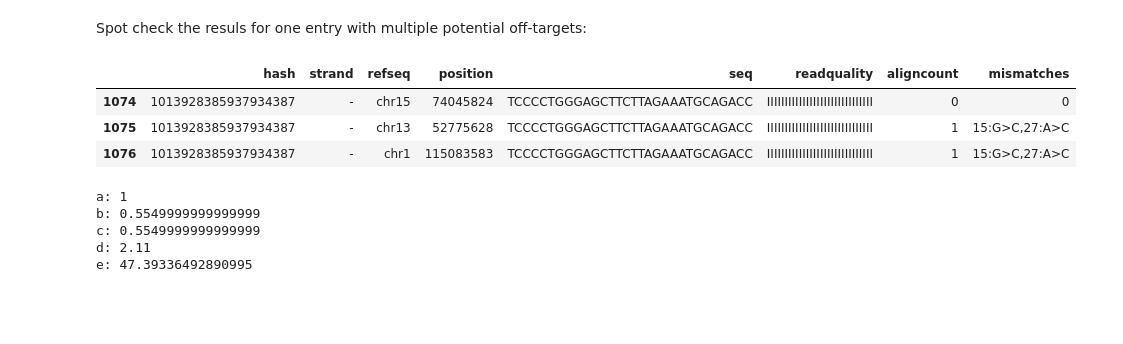
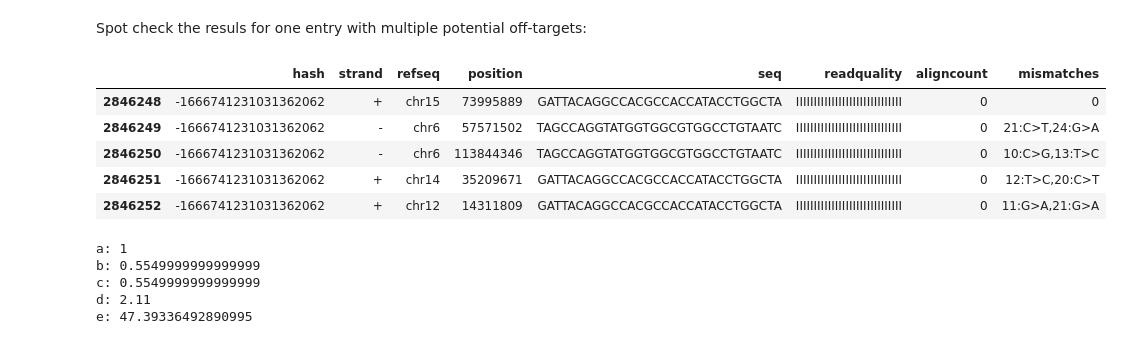
Before and after one commit to milescsmith/merrycrispr, a Jupyter notebook: merrycrispr/notebooks/bowtie_offtarget_prototyping.ipynb, the cells around one changed output. Saved outputs shown, nothing was run; the diff lists cells and outputs as text; code cells hidden in the pictures; blank space fills up the shorter version.

```diff
--- a/merrycrispr/notebooks/bowtie_offtarget_prototyping.ipynb
+++ b/merrycrispr/notebooks/bowtie_offtarget_prototyping.ipynb
@@ -243,12 +260,14 @@ alpha[alpha.loc[:,"offtarget_score"] > 0]
 # %% [markdown]
 Spot check the resuls for one entry with multiple potential off-targets:
 # %%
-bowtie_results[bowtie_results["hash"] == 1013928385937934387]
+bowtie_results[bowtie_results["hash"] == -1666741231031362062]
 # %% [output]
 |  | hash | strand | refseq | position | seq | readquality | aligncount | mismatches |
-| 1074 | 1013928385937934387 | - | chr15 | 74045824 | TCCCCTGGGAGCTTCTTAGAAATGCAGACC | IIIIIIIIIIIIIIIIIIIIIIIIIIIIII | 0 | 0 |
-| 1075 | 1013928385937934387 | - | chr13 | 52775628 | TCCCCTGGGAGCTTCTTAGAAATGCAGACC | IIIIIIIIIIIIIIIIIIIIIIIIIIIIII | 1 | 15:G>C,27:A>C |
-| 1076 | 1013928385937934387 | - | chr1 | 115083583 | TCCCCTGGGAGCTTCTTAGAAATGCAGACC | IIIIIIIIIIIIIIIIIIIIIIIIIIIIII | 1 | 15:G>C,27:A>C |
+| 2846248 | -1666741231031362062 | + | chr15 | 73995889 | GATTACAGGCCACGCCACCATACCTGGCTA | IIIIIIIIIIIIIIIIIIIIIIIIIIIIII | 0 | 0 |
+| 2846249 | -1666741231031362062 | - | chr6 | 57571502 | TAGCCAGGTATGGTGGCGTGGCCTGTAATC | IIIIIIIIIIIIIIIIIIIIIIIIIIIIII | 0 | 21:C>T,24:G>A |
+| 2846250 | -1666741231031362062 | - | chr6 | 113844346 | TAGCCAGGTATGGTGGCGTGGCCTGTAATC | IIIIIIIIIIIIIIIIIIIIIIIIIIIIII | 0 | 10:C>G,13:T>C |
+| 2846251 | -1666741231031362062 | + | chr14 | 35209671 | GATTACAGGCCACGCCACCATACCTGGCTA | IIIIIIIIIIIIIIIIIIIIIIIIIIIIII | 0 | 12:T>C,20:C>T |
+| 2846252 | -1666741231031362062 | + | chr12 | 14311809 | GATTACAGGCCACGCCACCATACCTGGCTA | IIIIIIIIIIIIIIIIIIIIIIIIIIIIII | 0 | 11:G>A,21:G>A |
 # %%
 a = scoreCas9offtarget([0],4,24)
 b = scoreCas9offtarget([15,27],4,24)
```
Also changed, not shown: parts of 20 cells of this notebook, 6 other files.
